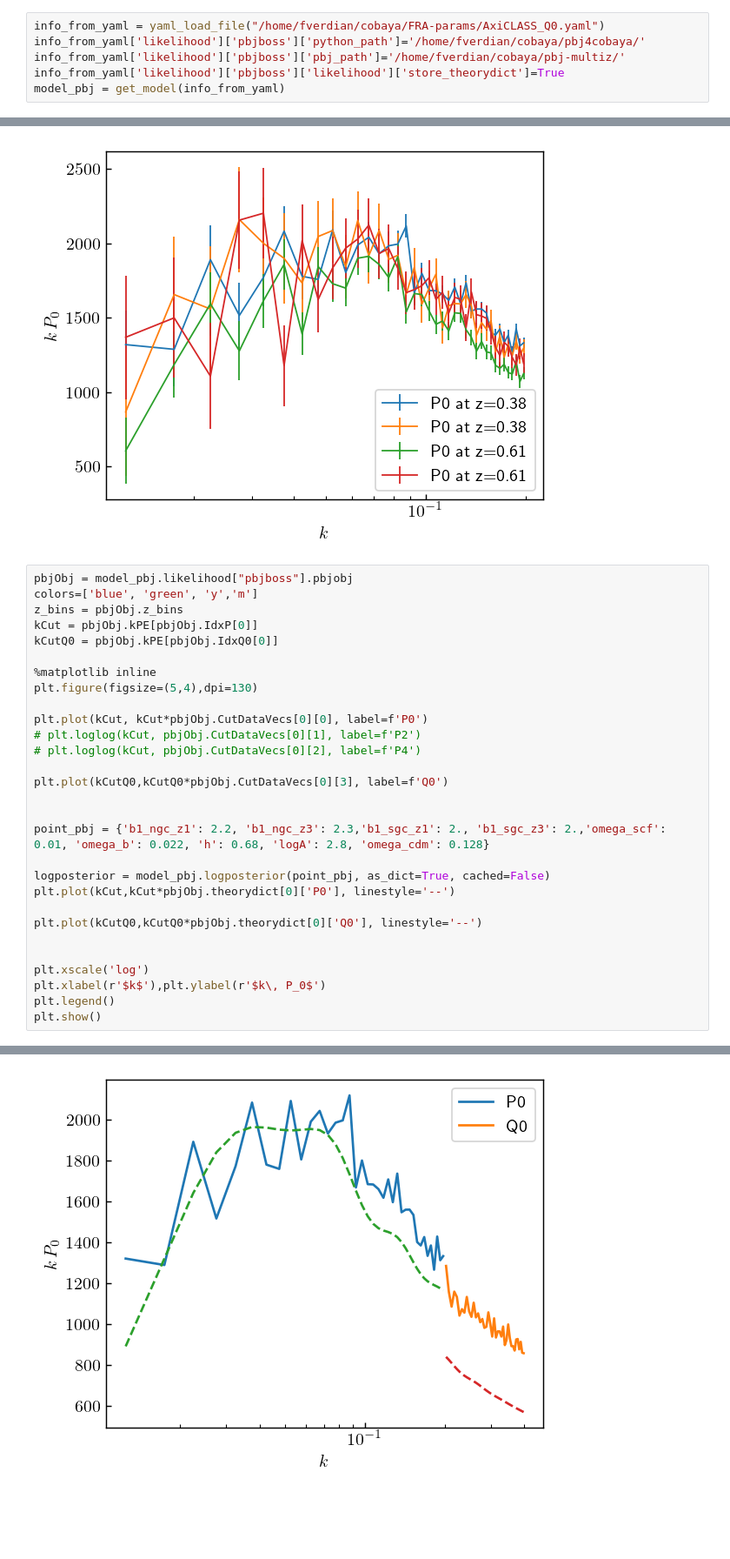
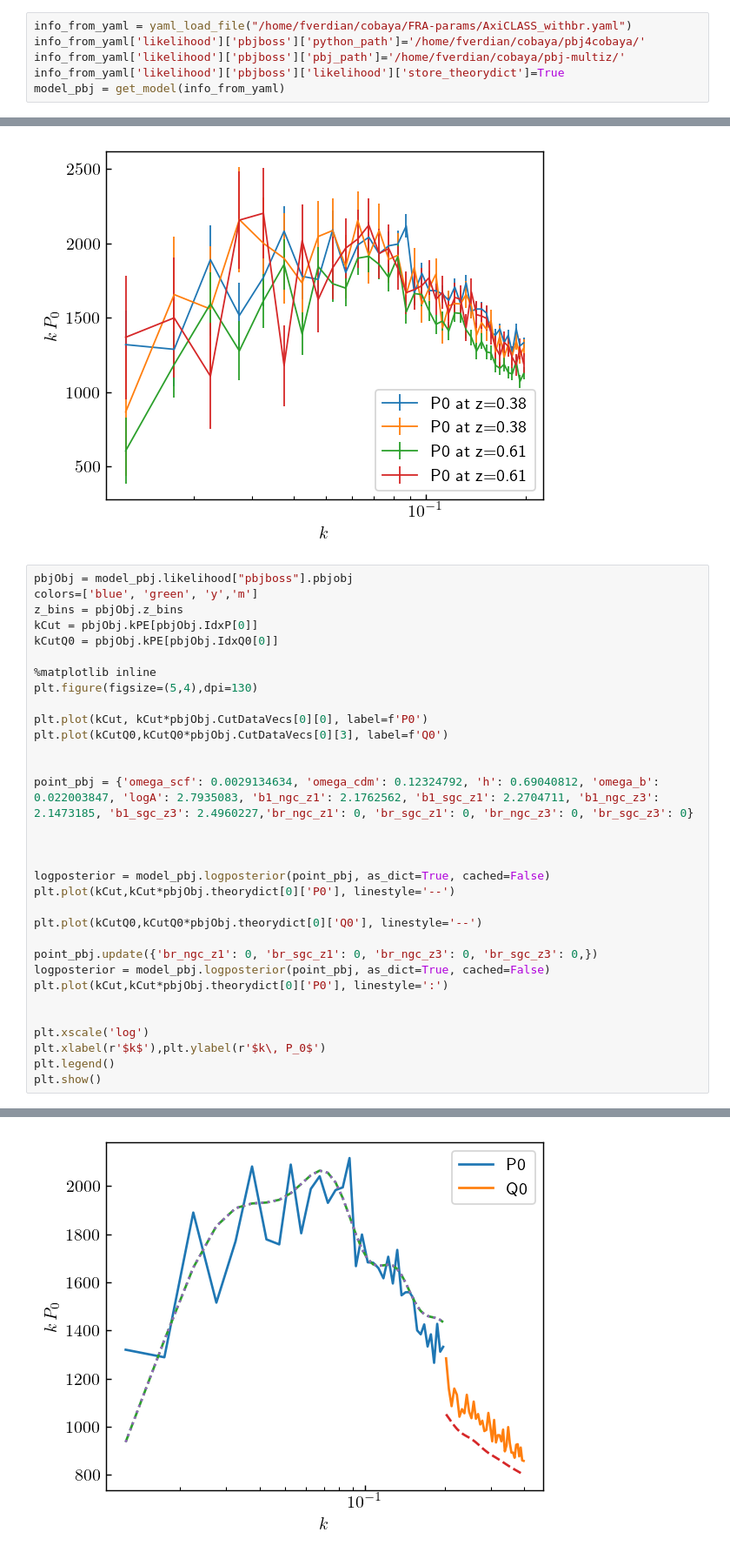
Before and after one commit to fverd/cobaya, a Jupyter notebook: FRA/eval_pbjboss.ipynb, the cells around one changed output, grey strips where cells are left out. Shown at 87% size. Drawn from its saved outputs; the diff is of its cells as text; blank space fills up the shorter version.

```diff
--- a/FRA/eval_pbjboss.ipynb
+++ b/FRA/eval_pbjboss.ipynb
@@ -6,7 +6,7 @@ from cobaya.yaml import yaml_load_file
 from cobaya.model import get_model
 %matplotlib inline
 # %%
-info_from_yaml = yaml_load_file("/home/fverdian/cobaya/FRA-params/AxiCLASS_Q0.yaml")
+info_from_yaml = yaml_load_file("/home/fverdian/cobaya/FRA-params/AxiCLASS_withbr.yaml")
 info_from_yaml['likelihood']['pbjboss']['python_path']='/home/fverdian/cobaya/pbj4cobaya/'
 info_from_yaml['likelihood']['pbjboss']['pbj_path']='/home/fverdian/cobaya/pbj-multiz/'
 info_from_yaml['likelihood']['pbjboss']['likelihood']['store_theorydict']=True
@@ -64,19 +64,22 @@ kCutQ0 = pbjObj.kPE[pbjObj.IdxQ0[0]]
 plt.figure(figsize=(5,4),dpi=130)
 
 plt.plot(kCut, kCut*pbjObj.CutDataVecs[0][0], label=f'P0')
-# plt.loglog(kCut, pbjObj.CutDataVecs[0][1], label=f'P2')
-# plt.loglog(kCut, pbjObj.CutDataVecs[0][2], label=f'P4')
-
 plt.plot(kCutQ0,kCutQ0*pbjObj.CutDataVecs[0][3], label=f'Q0')
 
 
-point_pbj = {'b1_ngc_z1': 2.2, 'b1_ngc_z3': 2.3,'b1_sgc_z1': 2., 'b1_sgc_z3': 2.,'omega_scf': 0.01, 'omega_b': 0.022, 'h': 0.68, 'logA': 2.8, 'omega_cdm': 0.128}
+point_pbj = {'omega_scf': 0.0029134634, 'omega_cdm': 0.12324792, 'h': 0.69040812, 'omega_b': 0.022003847, 'logA': 2.7935083, 'b1_ngc_z1': 2.1762562, 'b1_sgc_z1': 2.2704711, 'b1_ngc_z3': 2.1473185, 'b1_sgc_z3': 2.4960227,'br_ngc_z1': 0, 'br_sgc_z1': 0, 'br_ngc_z3': 0, 'br_sgc_z3': 0}
+
+
 
 logposterior = model_pbj.logposterior(point_pbj, as_dict=True, cached=False)
 plt.plot(kCut,kCut*pbjObj.theorydict[0]['P0'], linestyle='--')
 
 plt.plot(kCutQ0,kCutQ0*pbjObj.theorydict[0]['Q0'], linestyle='--')
 
+point_pbj.update({'br_ngc_z1': 0, 'br_sgc_z1': 0, 'br_ngc_z3': 0, 'br_sgc_z3': 0,})
+logposterior = model_pbj.logposterior(point_pbj, as_dict=True, cached=False)
+plt.plot(kCut,kCut*pbjObj.theorydict[0]['P0'], linestyle=':')
+
 
 plt.xscale('log')
 plt.xlabel(r'$k$'),plt.ylabel(r'$k\, P_0$')
@@ -87 +91 @@ Storing theorydict, althought it makes not much sense with analytical marginaliz
-[figure, old version]
+[figure, new version]
```
Also changed, not shown: parts of 3 cells of this notebook, 5 other files.
